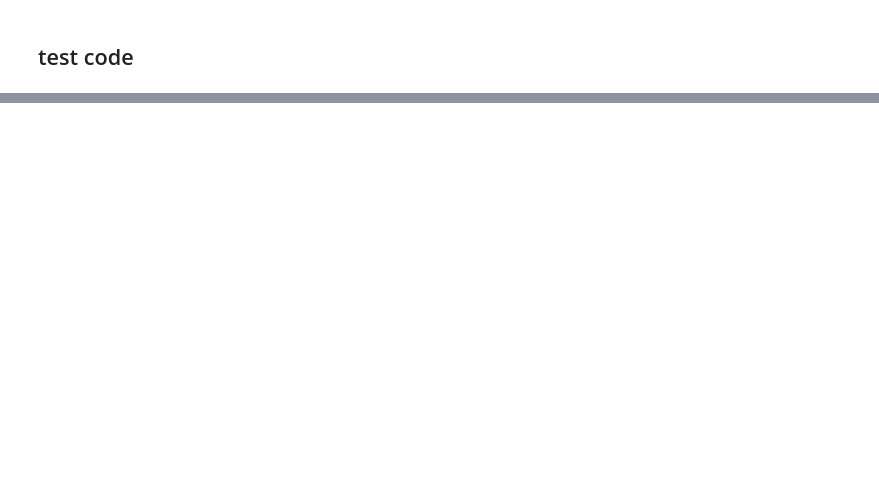
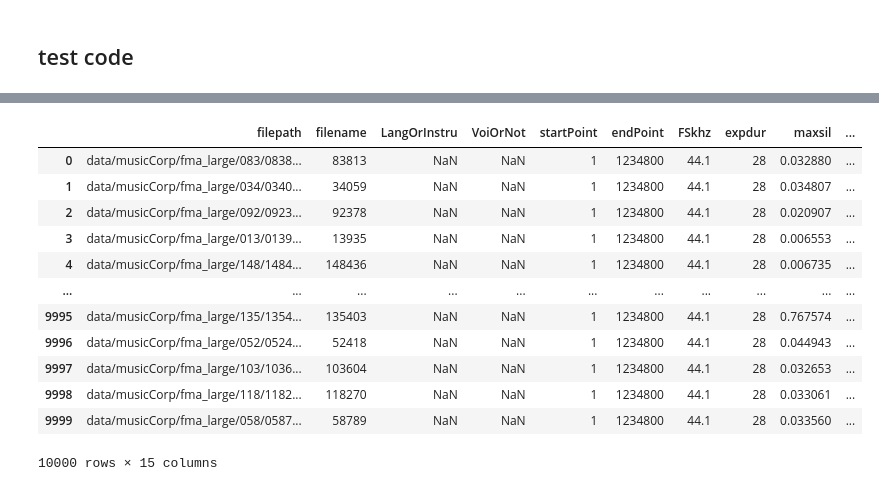
Before and after one commit to curlsloth/MusicSpeech-STM, a Jupyter notebook: STM03_build_meta_data.ipynb, the cells around one changed output, grey strips where cells are left out. Cells and saved outputs as stored; diff of their text form; code cells hidden in the pictures; blank space fills up the shorter version.

```diff
--- a/STM03_build_meta_data.ipynb
+++ b/STM03_build_meta_data.ipynb
@@ -468,0 +485,5 @@ df_all
+# %%
+import ast
+def convert_to_list(string_value):
+    return ast.literal_eval(string_value)
+df_tracks['genres_all'] = df_tracks['genres_all'].apply(convert_to_list)
@@ -468,0 +509,17 @@ df_all
+# %%
+df_all = pd.merge(df_all, df_tracks[['track_id','name','language_code','genres_all']], left_on='filename', right_on='track_id', how='left')
+df_all
+# %% [output]
+|  | filepath | filename | LangOrInstru | VoiOrNot | startPoint | endPoint | FSkhz | expdur | maxsil | ... |
+| 0 | data/musicCorp/fma_large/083/0838... | 83813 | NaN | NaN | 1 | 1234800 | 44.1 | 28 | 0.032880 | ... |
+| 1 | data/musicCorp/fma_large/034/0340... | 34059 | NaN | NaN | 1 | 1234800 | 44.1 | 28 | 0.034807 | ... |
+| 2 | data/musicCorp/fma_large/092/0923... | 92378 | NaN | NaN | 1 | 1234800 | 44.1 | 28 | 0.020907 | ... |
+| 3 | data/musicCorp/fma_large/013/0139... | 13935 | NaN | NaN | 1 | 1234800 | 44.1 | 28 | 0.006553 | ... |
+| 4 | data/musicCorp/fma_large/148/1484... | 148436 | NaN | NaN | 1 | 1234800 | 44.1 | 28 | 0.006735 | ... |
+| ... | ... | ... | ... | ... | ... | ... | ... | ... | ... | ... |
+| 9995 | data/musicCorp/fma_large/135/1354... | 135403 | NaN | NaN | 1 | 1234800 | 44.1 | 28 | 0.767574 | ... |
+| 9996 | data/musicCorp/fma_large/052/0524... | 52418 | NaN | NaN | 1 | 1234800 | 44.1 | 28 | 0.044943 | ... |
+| 9997 | data/musicCorp/fma_large/103/1036... | 103604 | NaN | NaN | 1 | 1234800 | 44.1 | 28 | 0.032653 | ... |
+| 9998 | data/musicCorp/fma_large/118/1182... | 118270 | NaN | NaN | 1 | 1234800 | 44.1 | 28 | 0.033061 | ... |
+| 9999 | data/musicCorp/fma_large/058/0587... | 58789 | NaN | NaN | 1 | 1234800 | 44.1 | 28 | 0.033560 | ... |
+10000 rows × 15 columns
```
Also changed, not shown: parts of 17 cells of this notebook.
